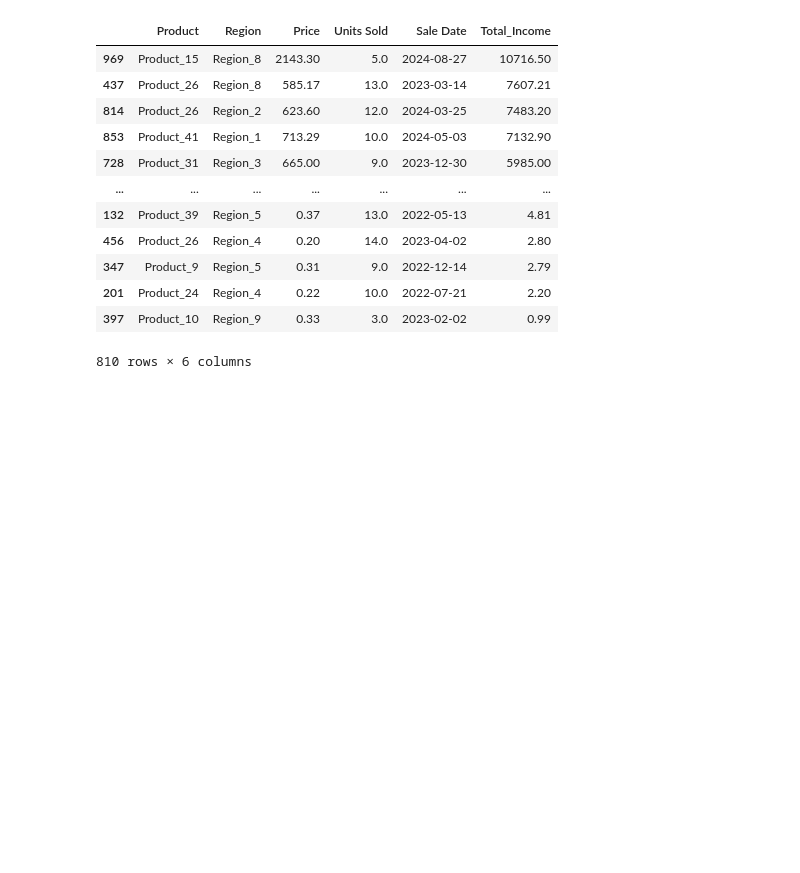
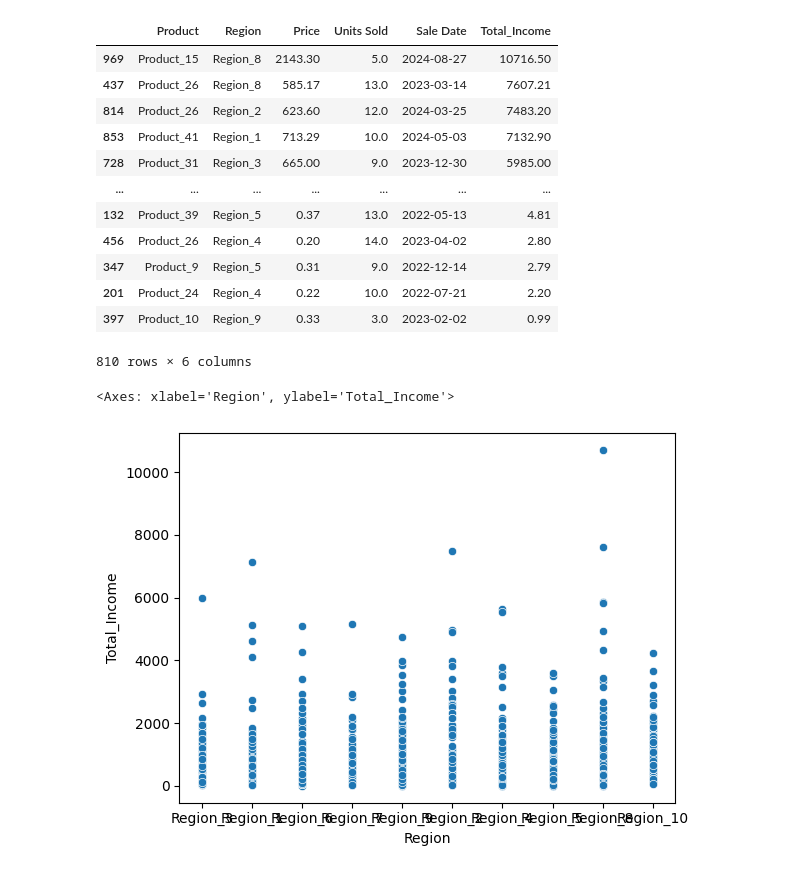
Before and after one commit to CDN0116/schulich-repo, a Jupyter notebook: assignment01.ipynb, the cells around one changed output. Cells and saved outputs as stored; diff of their text form; code cells hidden in the pictures; blank space fills up the shorter version.

```diff
--- a/assignment01.ipynb
+++ b/assignment01.ipynb
@@ -319,6 +319,12 @@ df.sort_values(['Total_Income'],ascending=False)
 | 201 | Product_24 | Region_4 | 0.22 | 10.0 | 2022-07-21 | 2.20 |
 | 397 | Product_10 | Region_9 | 0.33 | 3.0 | 2023-02-02 | 0.99 |
 810 rows × 6 columns
+# %%
+import seaborn as sns
+sns.scatterplot(data=df,x='Region',y='Total_Income')
+# %% [output]
+<Axes: xlabel='Region', ylabel='Total_Income'>
+[figure, added]
 # %%
 # Conclusions can be drawn from the data:
 # ( Despite those sale dates of the future time because the period of the sales has not been specifically defined. )
```
